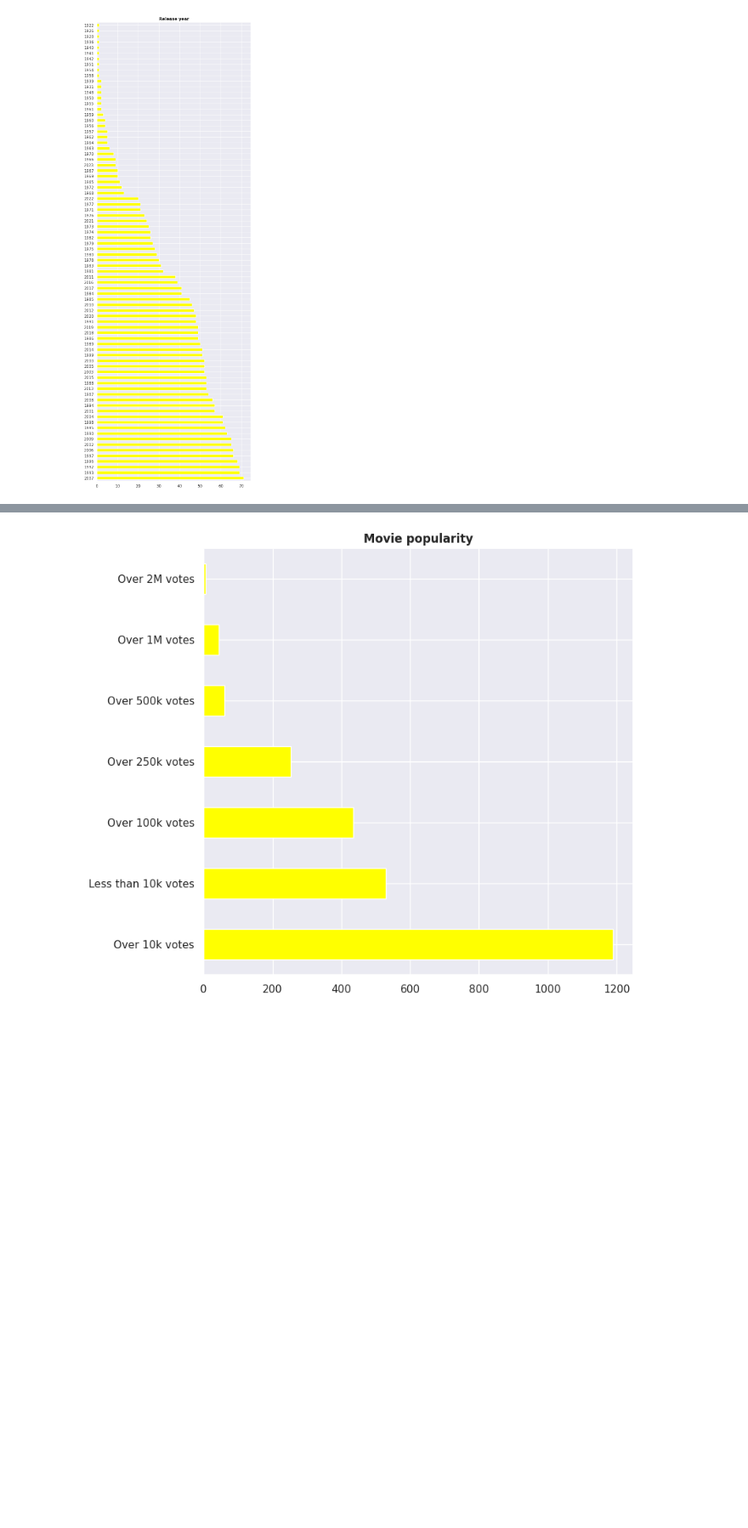
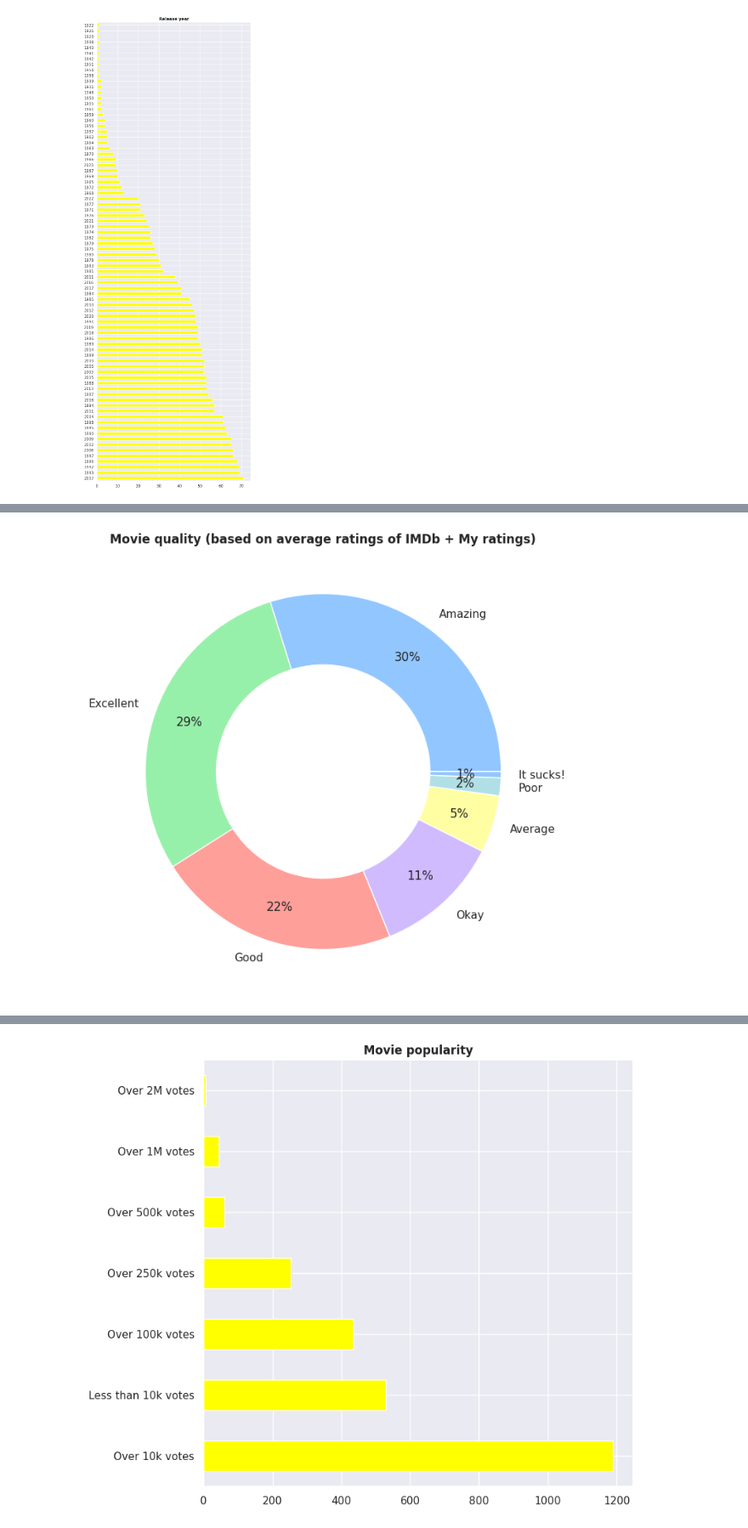
Before and after one commit to guilhermelaviola/IMDbMovieListAnalysis, a Jupyter notebook: MovieRatingAnalysis.ipynb, the cells around one changed output, grey strips where cells are left out. Shown: that part at 85% size. Saved outputs shown, nothing was run; the diff lists cells and outputs as text; code cells hidden in the pictures; blank space fills up the shorter version.

```diff
--- a/MovieRatingAnalysis.ipynb
+++ b/MovieRatingAnalysis.ipynb
@@ -154,0 +192,11 @@ plt.show()
+# %%
+# Generating an average rating (based on the sum of the IMDb average rating and My Rating):
+def average_rating(row):
+  imdb_rating = row['IMDb Rating']
+  my_rating = row['Your Rating']
+  average_rating = (imdb_rating + my_rating) / 2
+  return average_rating
+
+# Applying the function above on a column of the dataset and generating a new column as result:
+df['Average Rating'] = df.apply(average_rating, axis=1)
+df.head()
@@ -155,3 +210,11 @@ plt.show()
+# %%
+# Displaying the movie rating classification based on the algorithm above:
+df['Quality'].value_counts().plot(kind = 'pie', autopct = '%.0f%%', figsize = (8, 8), wedgeprops = dict(width = 0.4), pctdistance = 0.8)
+plt.ylabel(None)
+plt.title('Movie quality (based on average ratings of IMDb + My ratings)', fontweight = 'bold')
+plt.show()
+# %% [output]
+[figure, added]
 # %%
 # Classifying the movies by popularity based on how many people rated them:
 def movie_popularity(num_votes):
```
Also changed, not shown: parts of 6 cells of this notebook.
